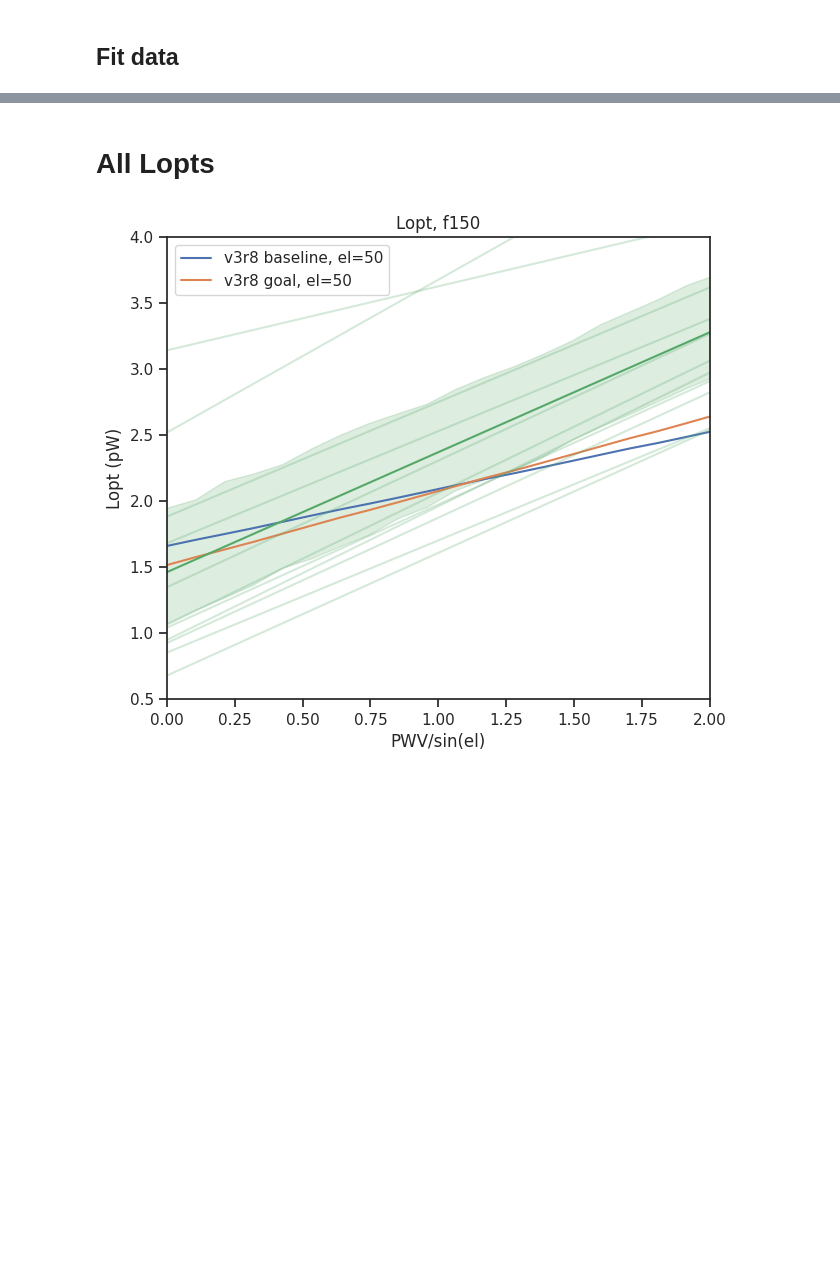
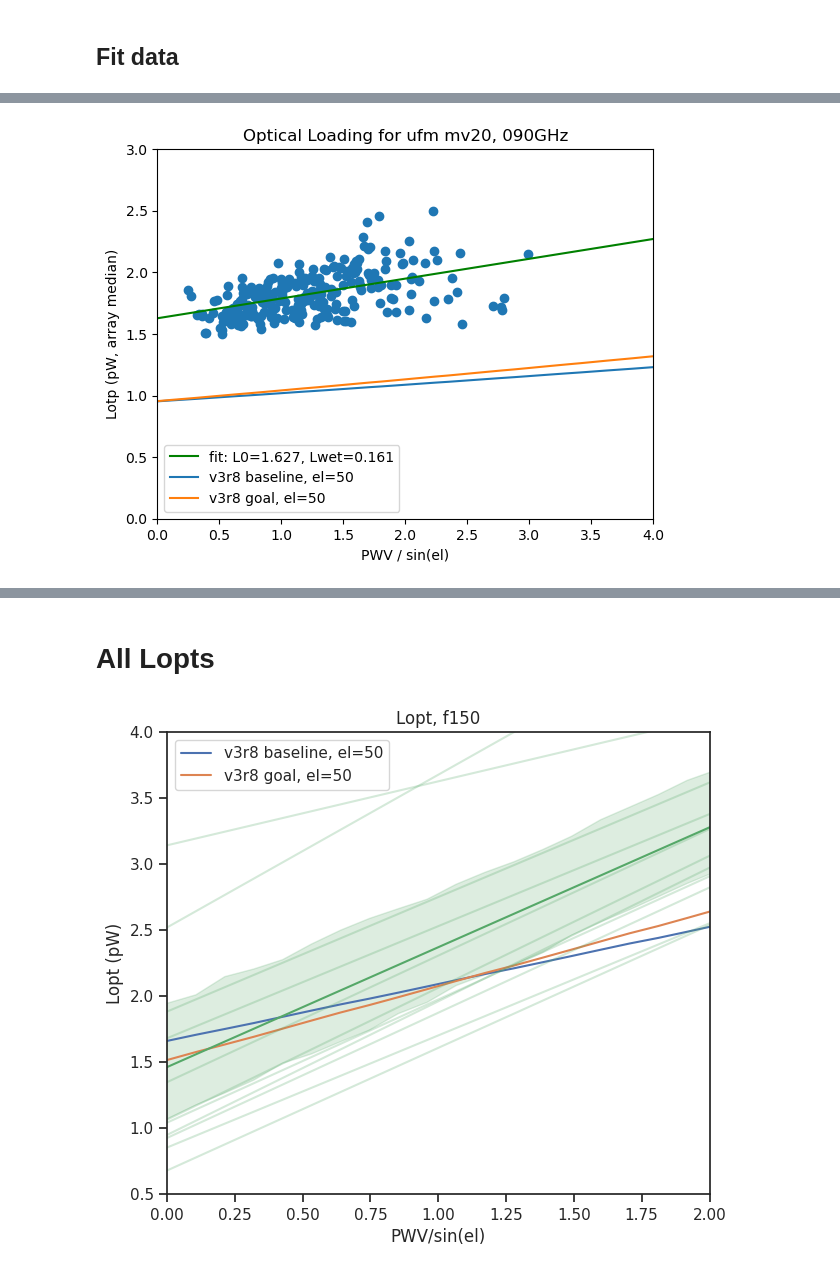
Before and after one commit to Sulla2012/LAT_Loading, a Jupyter notebook: latcom/notebooks/optical_loading.ipynb, the cells around one changed output, grey strips where cells are left out. Cells and saved outputs as stored; diff of their text form; code cells hidden in the pictures; blank space fills up the shorter version.

```diff
--- a/latcom/notebooks/optical_loading.ipynb
+++ b/latcom/notebooks/optical_loading.ipynb
@@ -262,7 +287,7 @@ np.nanmean(np.array(lopts_low[0])[np.where(np.array(lopts_low[0]) > -10)[0]])
 # %%
 xdata, ydata = (pwvs / np.sin(np.deg2rad(els))), np.array([np.nanmedian(lopt_low) for lopt_low in lopts_low])
 
-pwvcut = np.where((xdata <= 3.0) & (0.5 < ydata) & (ydata < 3))
+pwvcut = np.where((xdata >= 0.0) & (xdata <= 3.0) & (0.5 < ydata) & (ydata < 2.5))
 
 xdata = xdata[pwvcut]
 ydata = ydata[pwvcut]
@@ -275,33 +300,35 @@ lopt_fit_dict[ufm] = {low_freq: {}, high_freq: {}}
 lopt_fit_dict[ufm][low_freq]["popt"] = popt
 lopt_fit_dict[ufm][low_freq]["pcov"] = pcov
 
 
 plt.plot(optical_loading_detectors["pwv_sin_el"],  func(optical_loading_detectors["pwv_sin_el"], *popt), "g", label="fit: L0=%5.3f, Lwet=%5.3f" % tuple(popt),)
 plt.scatter(xdata, ydata)
 
 plt.plot(optical_loading_detectors["pwv_sin_el"], 1e12 * optical_loading_detectors["baseline"][ufm_type][ufm_1], label="v3r8 baseline, el=50",)
 plt.plot(optical_loading_detectors["pwv_sin_el"], 1e12 * optical_loading_detectors["goal"][ufm_type][ufm_1], label="v3r8 goal, el=50",)
 
 plt.xlabel("PWV / sin(el)")
 plt.ylabel("Lotp (pW, array median)")
 
 plt.title(f"Optical Loading for ufm {ufm}, {low_freq}GHz")
 
 plt.xlim(0, 4)
 
 if low_freq == "030":
     plt.ylim(0,10) #TODO: update
 elif low_freq == "090":
     plt.ylim(0, 3)
 elif low_freq == "220":
     plt.ylim(0, 25)
 
 plt.legend()
 
 output_dir = Path(f"../../plts/lopts/")
 output_dir.mkdir(parents=True, exist_ok=True)
 plt.savefig(output_dir / f"lopt_{ufm}_{low_freq}.pdf", dpi=600)
 plt.savefig(output_dir / f"lopt_{ufm}_{low_freq}.png", dpi=600)
+# %% [output]
+[figure, added]
 # %%
 xdata, ydata = (pwvs / np.sin(np.deg2rad(els))), np.array([np.nanmedian(lopt_high) for lopt_high in lopts_high])
 
```
Also changed, not shown: parts of 7 cells of this notebook, 7 other files.
